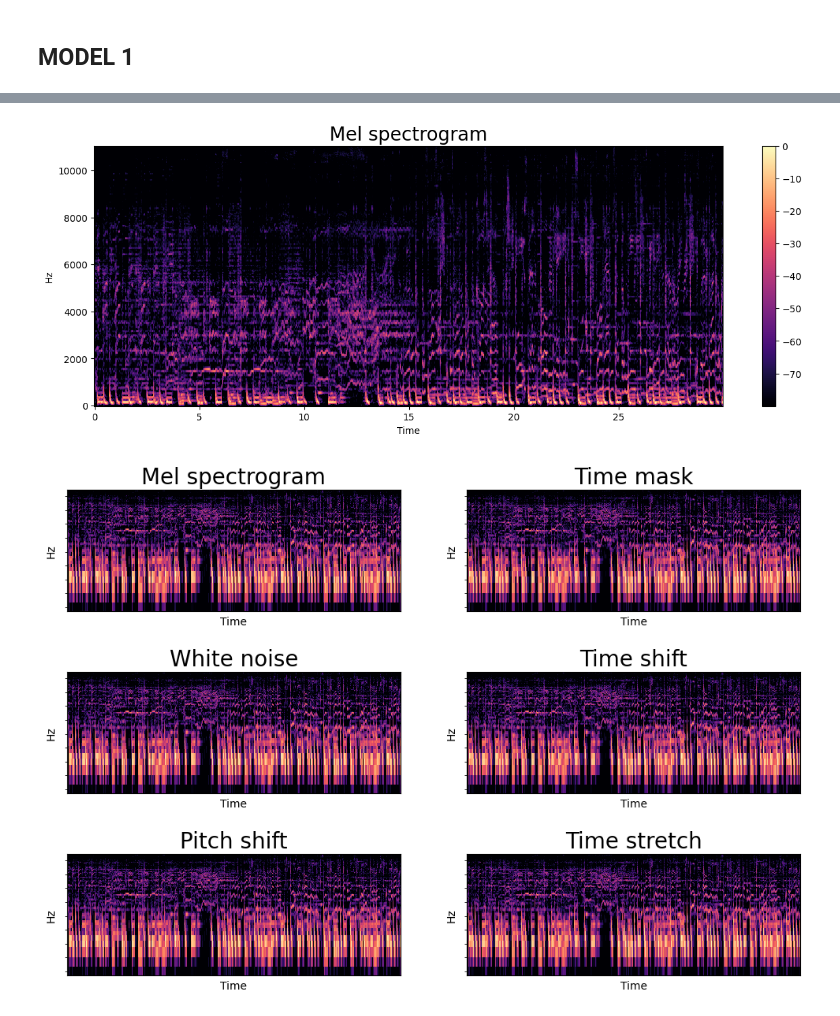
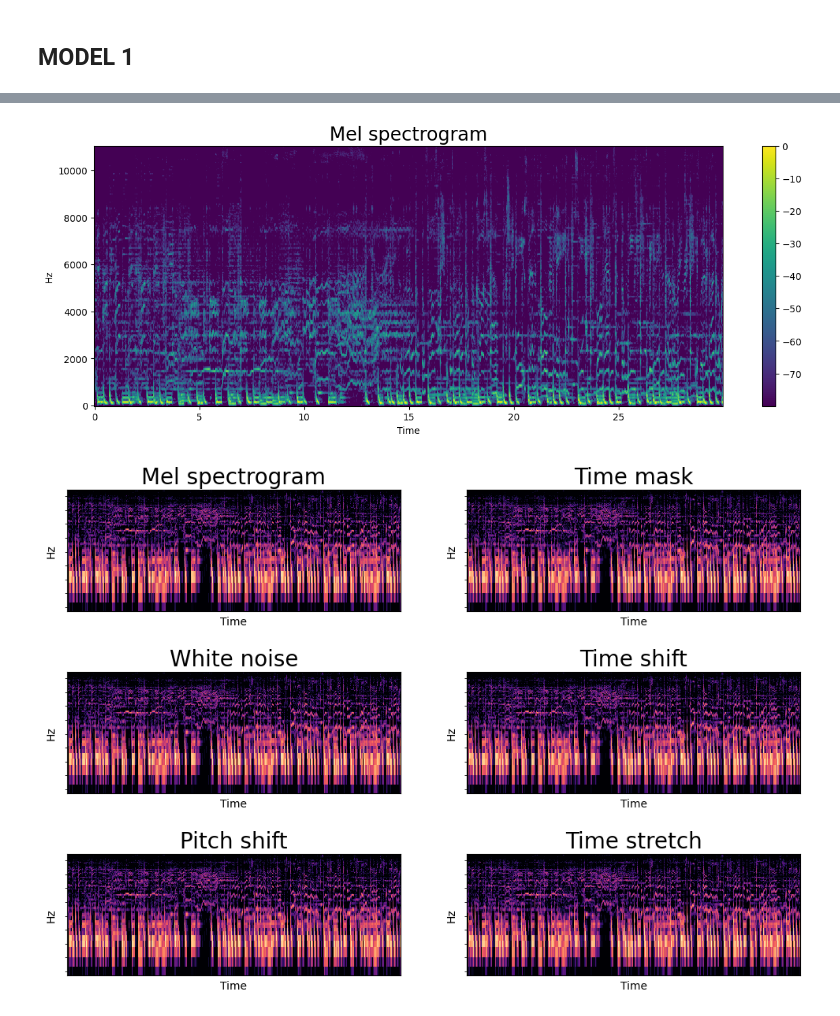
Before and after one commit to manuu1311/Music_genre_classification, a Jupyter notebook: Deliverables/project.ipynb, the cells around one changed output, grey strips where cells are left out. Cells and saved outputs as stored; diff of their text form; code cells hidden in the pictures.

```diff
--- a/Deliverables/project.ipynb
+++ b/Deliverables/project.ipynb
@@ -145,23 +150,23 @@ with ZipFile(fname, 'r') as zipObj:
 # %%
 import librosa
 import matplotlib.pyplot as plt
 import numpy as np
 
 # Convert sound wave to mel spectrogram. trying this on a sample audio
 sample_path = 'Data/genres_original/hiphop/hiphop.00031.wav'
 
 y, sr = librosa.load(sample_path)
 
 S = librosa.feature.melspectrogram(y=y, sr=sr,n_mels=256)
 S_DB = librosa.amplitude_to_db(S,ref=np.max)
 plt.figure(figsize=(15, 5))
 librosa.display.specshow(S_DB, sr=sr,
-                         x_axis='time', y_axis='linear')
+                         x_axis='time', y_axis='linear',cmap='viridis')
 plt.colorbar()
 plt.title("Mel spectrogram", fontsize=20)
 plt.show()
 # %% [output]
-[figure, old version]
+[figure, new version]
 # %%
 # Data Augmentation
 
```
Also changed, not shown: parts of 5 cells of this notebook, 5 other files.
